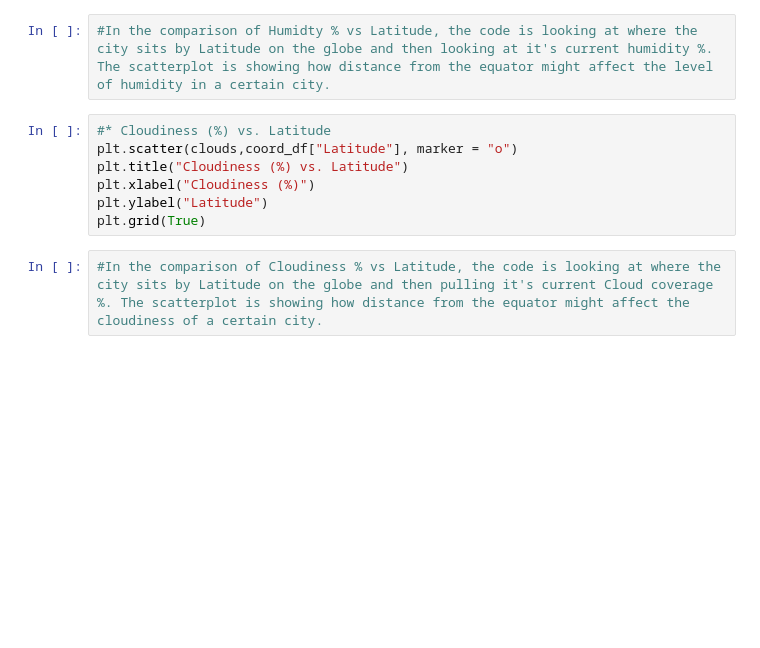
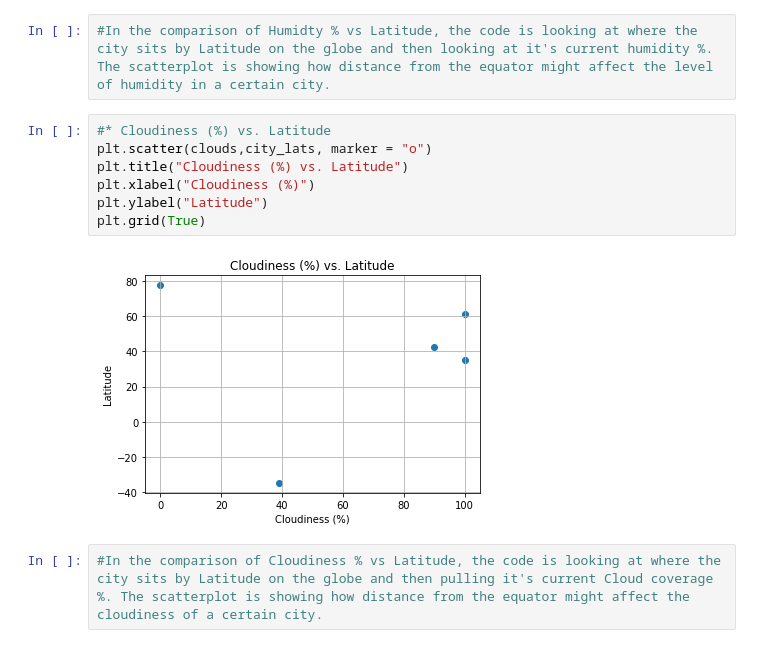
Before and after one commit to JKx2020/python-api-challenge, a Jupyter notebook: WeatherPy/weatherpy.ipynb, the cells around one changed output. Saved outputs shown, nothing was run; the diff lists cells and outputs as text; blank space fills up the shorter version.

```diff
--- a/WeatherPy/weatherpy.ipynb
+++ b/WeatherPy/weatherpy.ipynb
@@ -146,11 +130,13 @@ plt.grid(True)
 #In the comparison of Humidty % vs Latitude, the code is looking at where the city sits by Latitude on the globe and then looking at it's current humidity %. The scatterplot is showing how distance from the equator might affect the level of humidity in a certain city.
 # %%
 #* Cloudiness (%) vs. Latitude
-plt.scatter(clouds,coord_df["Latitude"], marker = "o")
+plt.scatter(clouds,city_lats, marker = "o")
 plt.title("Cloudiness (%) vs. Latitude")
 plt.xlabel("Cloudiness (%)")
 plt.ylabel("Latitude")
 plt.grid(True)
+# %% [output]
+[figure, added]
 # %%
 #In the comparison of Cloudiness % vs Latitude, the code is looking at where the city sits by Latitude on the globe and then pulling it's current Cloud coverage %. The scatterplot is showing how distance from the equator might affect the cloudiness of a certain city.
 # %%
```
Also changed, not shown: parts of 10 cells of this notebook.
